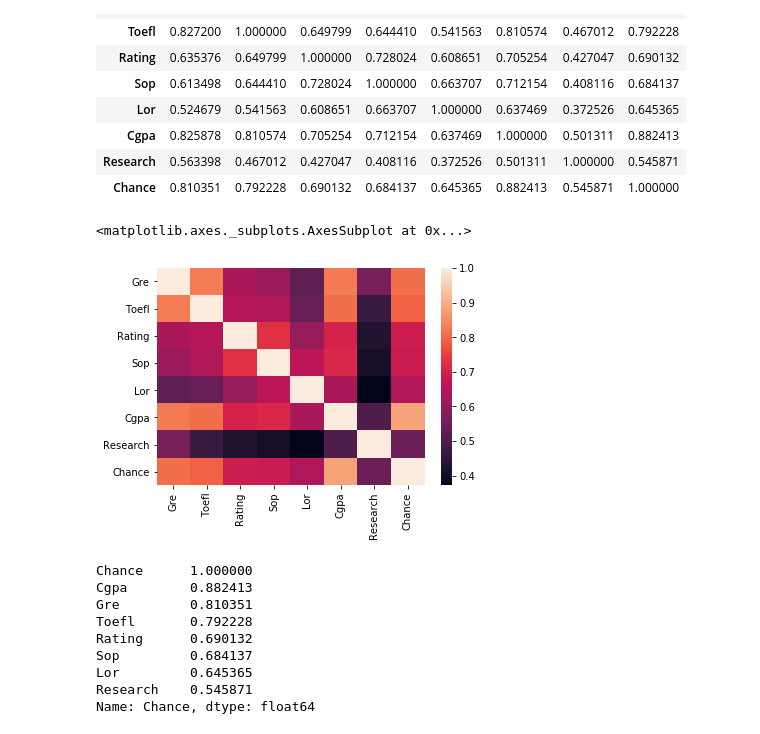
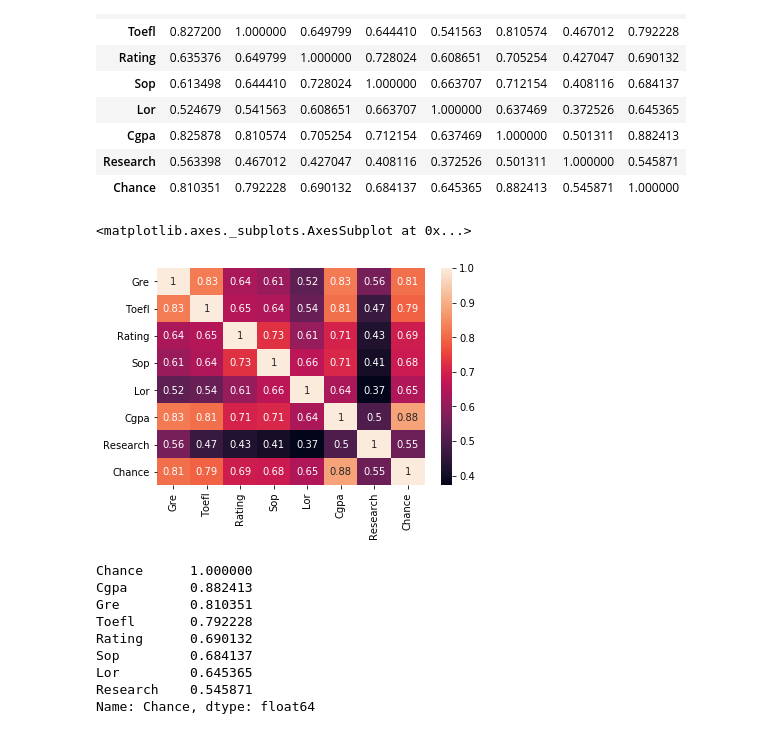
Before and after one commit to srikanthpragada/DS_06_APR_2020, a Jupyter notebook: admission/admission.ipynb, the cells around one changed output. Cells and saved outputs as stored; diff of their text form; code cells hidden in the pictures.

```diff
--- a/admission/admission.ipynb
+++ b/admission/admission.ipynb
@@ -161,10 +161,10 @@ corrmat
 | Research | 0.563398 | 0.467012 | 0.427047 | 0.408116 | 0.372526 | 0.501311 | 1.000000 | 0.545871 |
 | Chance | 0.810351 | 0.792228 | 0.690132 | 0.684137 | 0.645365 | 0.882413 | 0.545871 | 1.000000 |
 # %%
-sns.heatmap(corrmat)
+sns.heatmap(corrmat,annot=True)
 # %% [output]
 <matplotlib.axes._subplots.AxesSubplot at 0x...>
-[figure, old version]
+[figure, new version]
 # %%
 corrmat['Chance'].sort_values(ascending=False)
 # %% [output]
```
Also changed, not shown: parts of 20 cells of this notebook, 5 other files.
